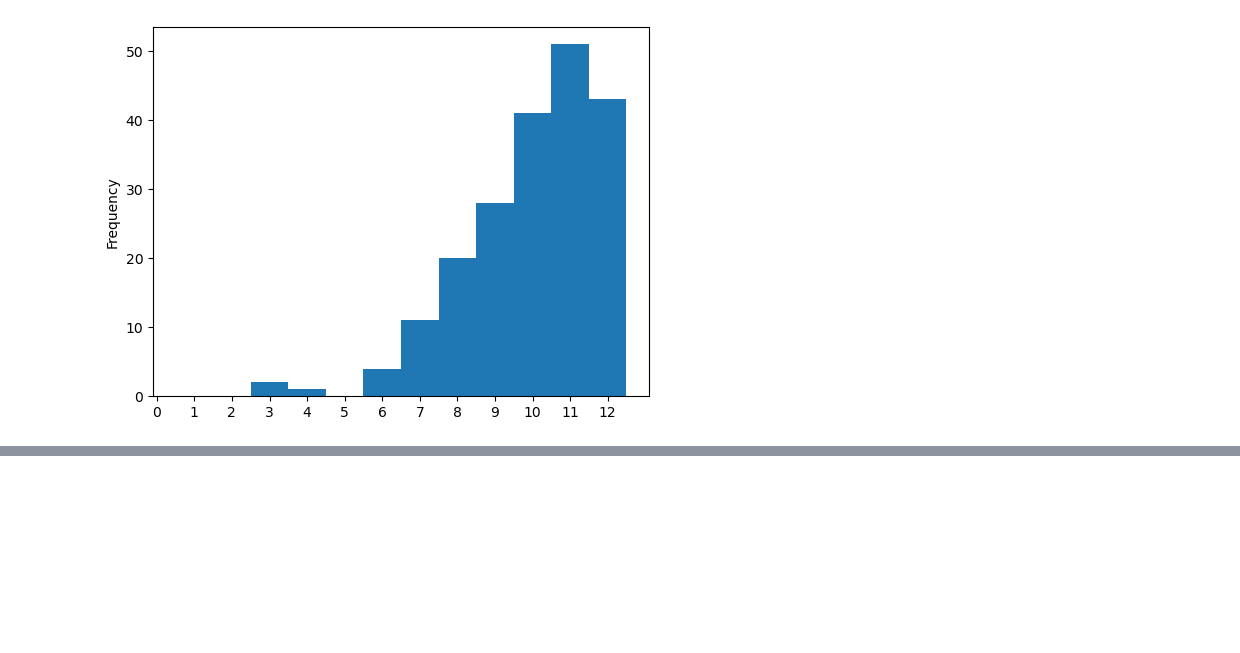
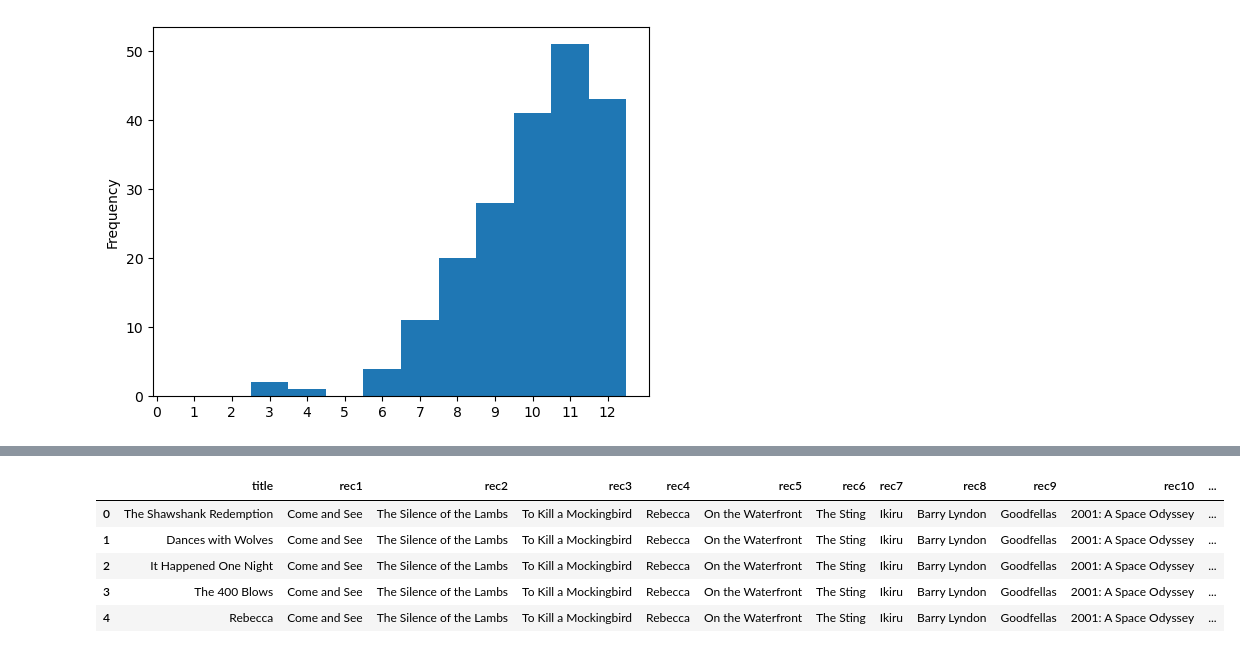
Before and after one commit to karstenk9/KnowledgeGraphs, a Jupyter notebook: Evaluation.ipynb, the cells around one changed output, grey strips where cells are left out. Saved outputs shown, nothing was run; the diff lists cells and outputs as text; code cells hidden in the pictures; blank space fills up the shorter version.

```diff
--- a/Evaluation.ipynb
+++ b/Evaluation.ipynb
@@ -128,5 +128,5 @@ plt.show()
 [figure]
 # %%
 # List of movies that we can use to generate predictions for
-imdb_recs_filtered = imdb_recs_raw[mov_available.sum(axis=1) == 13]["title"]
-imdb_recs_filtered.to_csv("data/available_src_movies.csv", index=False)
+imdb_recs_filtered = imdb_recs_raw[mov_available.sum(axis=1) == 13]
+imdb_recs_filtered["title"].to_csv("data/available_src_movies.csv", index=False)
@@ -136,0 +183,16 @@ imdb_recs_filtered.to_csv("data/available_src_movies.csv", index=False)
+# %%
+# Random recommendations to test code
+# Recommend 10 random movies for every movie
+rand_recs = pd.DataFrame(
+    [[title] + imdb_recs_filtered["title"].sample(n=12, random_state=0).to_list() for title in imdb_recs_filtered["title"]],
+    columns=["title"] + [f"rec{i}" for i in range(1, 13)]
+)
+
+rand_recs.head()
+# %% [output]
+|  | title | rec1 | rec2 | rec3 | rec4 | rec5 | rec6 | rec7 | rec8 | rec9 | rec10 | ... |
+| 0 | The Shawshank Redemption | Come and See | The Silence of the Lambs | To Kill a Mockingbird | Rebecca | On the Waterfront | The Sting | Ikiru | Barry Lyndon | Goodfellas | 2001: A Space Odyssey | ... |
+| 1 | Dances with Wolves | Come and See | The Silence of the Lambs | To Kill a Mockingbird | Rebecca | On the Waterfront | The Sting | Ikiru | Barry Lyndon | Goodfellas | 2001: A Space Odyssey | ... |
+| 2 | It Happened One Night | Come and See | The Silence of the Lambs | To Kill a Mockingbird | Rebecca | On the Waterfront | The Sting | Ikiru | Barry Lyndon | Goodfellas | 2001: A Space Odyssey | ... |
+| 3 | The 400 Blows | Come and See | The Silence of the Lambs | To Kill a Mockingbird | Rebecca | On the Waterfront | The Sting | Ikiru | Barry Lyndon | Goodfellas | 2001: A Space Odyssey | ... |
+| 4 | Rebecca | Come and See | The Silence of the Lambs | To Kill a Mockingbird | Rebecca | On the Waterfront | The Sting | Ikiru | Barry Lyndon | Goodfellas | 2001: A Space Odyssey | ... |
```
Also changed, not shown: parts of 6 cells of this notebook.
